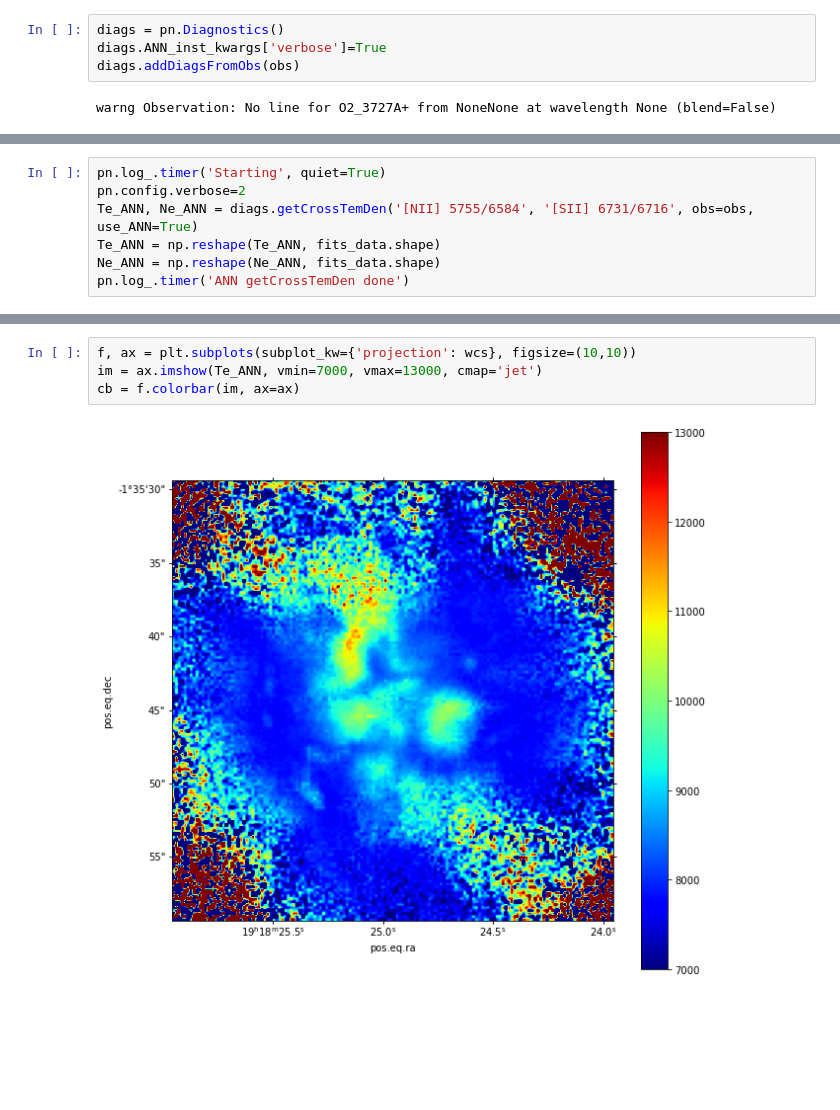
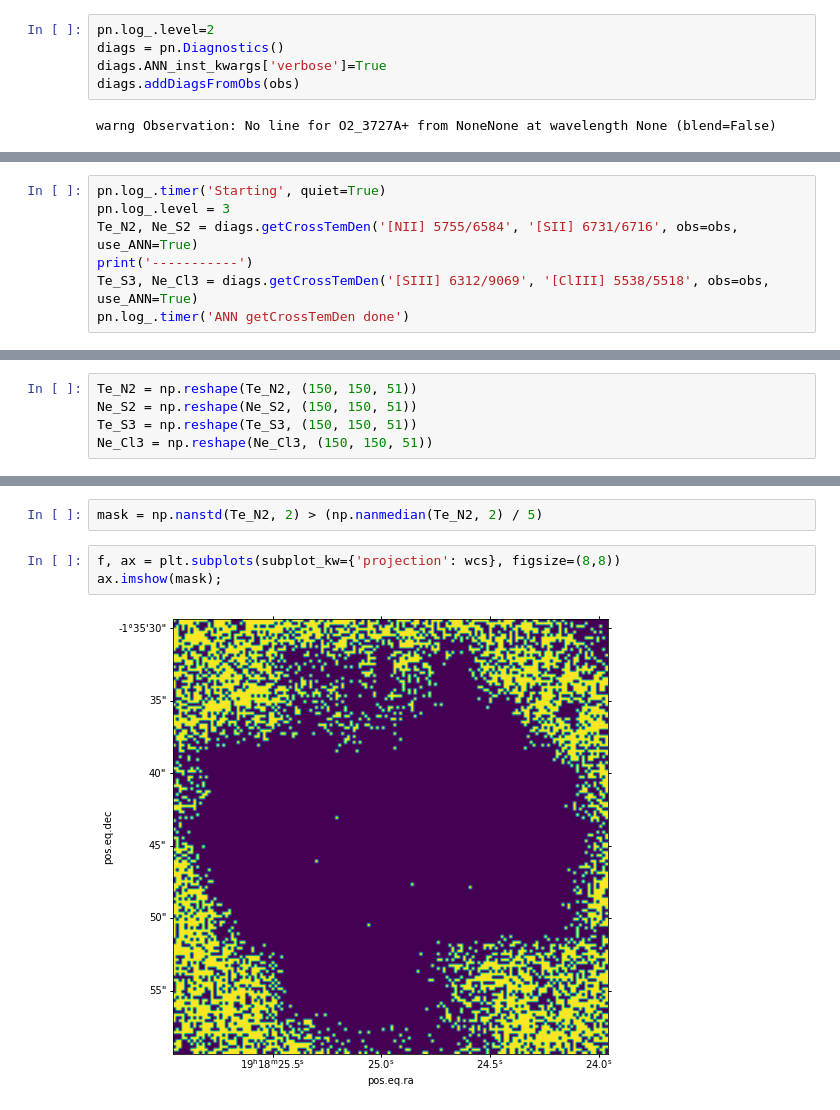
Before and after one commit to Morisset/MUSE_PNe, a Jupyter notebook: pipeline.ipynb, the cells around one changed output, grey strips where cells are left out. Drawn from its saved outputs; the diff is of its cells as text; blank space fills up the shorter version.

```diff
--- a/pipeline.ipynb
+++ b/pipeline.ipynb
@@ -58,4 +128,5 @@ warng EmissionLine: line 4662A for atom O2 not valid
 # %%
+pn.log_.level=2
 diags = pn.Diagnostics()
 diags.ANN_inst_kwargs['verbose']=True
 diags.addDiagsFromObs(obs)
@@ -64,9 +147,9 @@ warng Observation: No line for O2_3727A+ from NoneNone at wavelength None (blend
 # %%
 pn.log_.timer('Starting', quiet=True)
-pn.config.verbose=2
-Te_ANN, Ne_ANN = diags.getCrossTemDen('[NII] 5755/6584', '[SII] 6731/6716', obs=obs, use_ANN=True)
-Te_ANN = np.reshape(Te_ANN, fits_data.shape)
-Ne_ANN = np.reshape(Ne_ANN, fits_data.shape)
+pn.log_.level = 3
+Te_N2, Ne_S2 = diags.getCrossTemDen('[NII] 5755/6584', '[SII] 6731/6716', obs=obs, use_ANN=True)
+print('-----------')
+Te_S3, Ne_Cl3 = diags.getCrossTemDen('[SIII] 6312/9069', '[ClIII] 5538/5518', obs=obs, use_ANN=True)
 pn.log_.timer('ANN getCrossTemDen done')
 # %% [output]
 Instantiation. V 0.17
@@ -88,0 +189,5 @@ Predicting from 2 inputs to 2 outputs using 21058 data in 0.01 secs.
+# %%
+Te_N2 = np.reshape(Te_N2, (150, 150, 51))
+Ne_S2 = np.reshape(Ne_S2, (150, 150, 51))
+Te_S3 = np.reshape(Te_S3, (150, 150, 51))
+Ne_Cl3 = np.reshape(Ne_Cl3, (150, 150, 51))
@@ -89,6 +206,7 @@ Predicting from 2 inputs to 2 outputs using 21058 data in 0.01 secs.
+# %%
+mask = np.nanstd(Te_N2, 2) > (np.nanmedian(Te_N2, 2) / 5)
 # %%
-f, ax = plt.subplots(subplot_kw={'projection': wcs}, figsize=(10,10))
-im = ax.imshow(Te_ANN, vmin=7000, vmax=13000, cmap='jet')
-cb = f.colorbar(im, ax=ax)
+f, ax = plt.subplots(subplot_kw={'projection': wcs}, figsize=(8,8))
+ax.imshow(mask);
 # %% [output]
-[figure, old version]
+[figure, new version]
```
Also changed, not shown: parts of 14 cells of this notebook.
